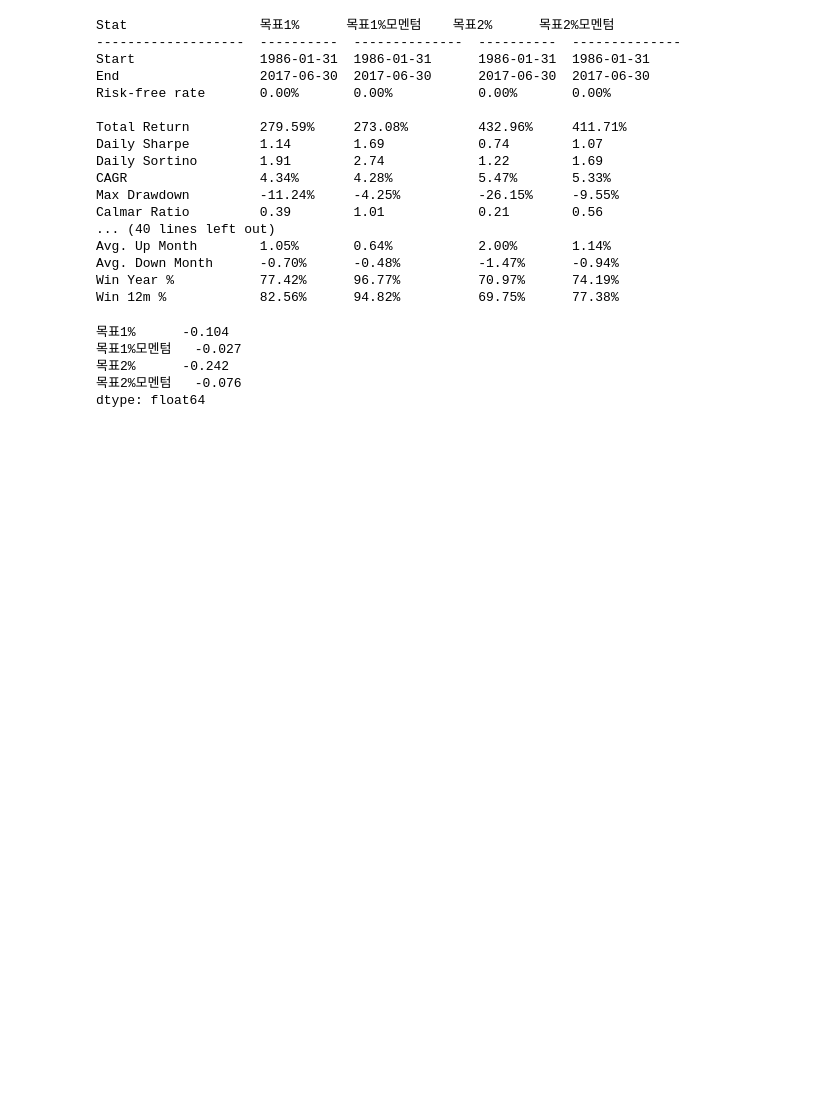
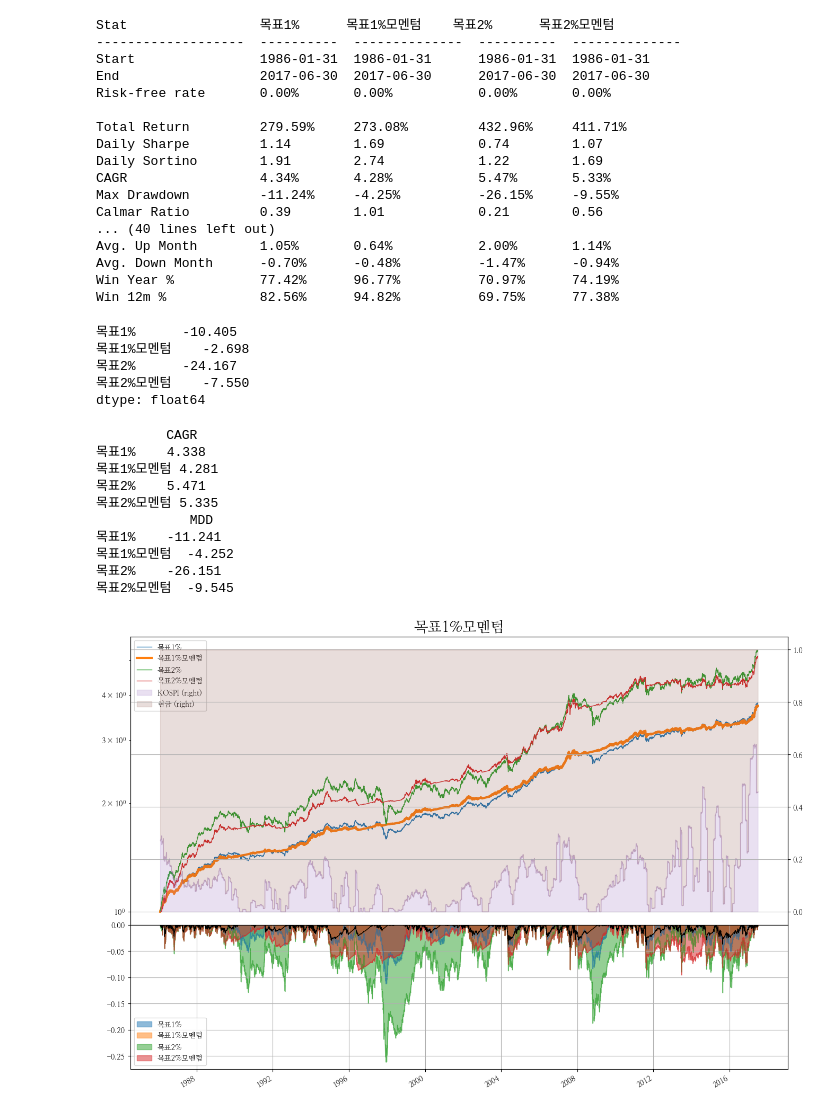
Before and after one commit to hermian/startetf, a Jupyter notebook: 3.28_코스피변동성목표_모멘텀.ipynb, the cells around one changed output. Cells and saved outputs as stored; diff of their text form; code cells hidden in the pictures; blank space fills up the shorter version.

```diff
--- a/3.28_코스피변동성목표_모멘텀.ipynb
+++ b/3.28_코스피변동성목표_모멘텀.ipynb
@@ -393,10 +398,24 @@ Avg. Down Month      -0.70%      -0.48%          -1.47%      -0.94%
 Win Year %           77.42%      96.77%          70.97%      74.19%
 Win 12m %            82.56%      94.82%          69.75%      77.38%
 # %%
-r_all.prices.resample('M').last().to_drawdown_series().min()
+r_all.prices.resample('M').last().to_drawdown_series().min()*100
 # %% [output]
-목표1%      -0.104
-목표1%모멘텀   -0.027
-목표2%      -0.242
-목표2%모멘텀   -0.076
+목표1%      -10.405
+목표1%모멘텀    -2.698
+목표2%      -24.167
+목표2%모멘텀    -7.550
 dtype: float64
+# %%
+plot_assets(r_all, start, e, "목표1%모멘텀")
+# %% [output]
+         CAGR
+목표1%    4.338
+목표1%모멘텀 4.281
+목표2%    5.471
+목표2%모멘텀 5.335
+            MDD
+목표1%    -11.241
+목표1%모멘텀  -4.252
+목표2%    -26.151
+목표2%모멘텀  -9.545
+[figure, added]
```
Also changed, not shown: parts of 6 cells of this notebook, 1 other file.
